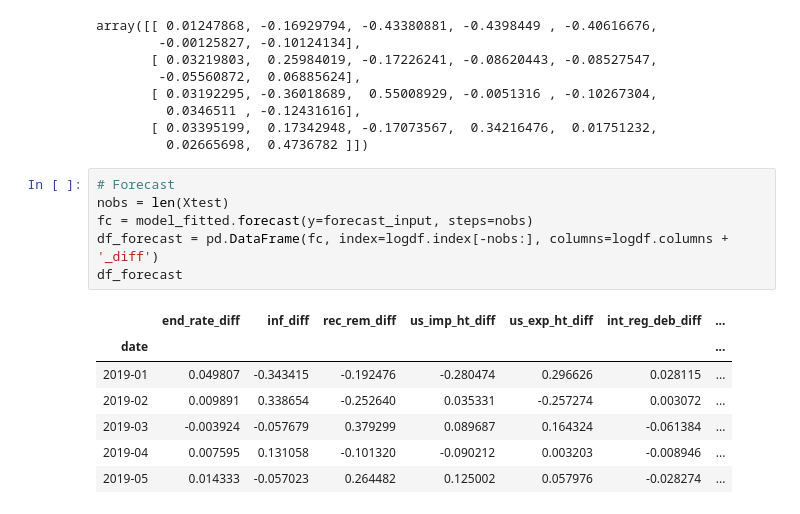
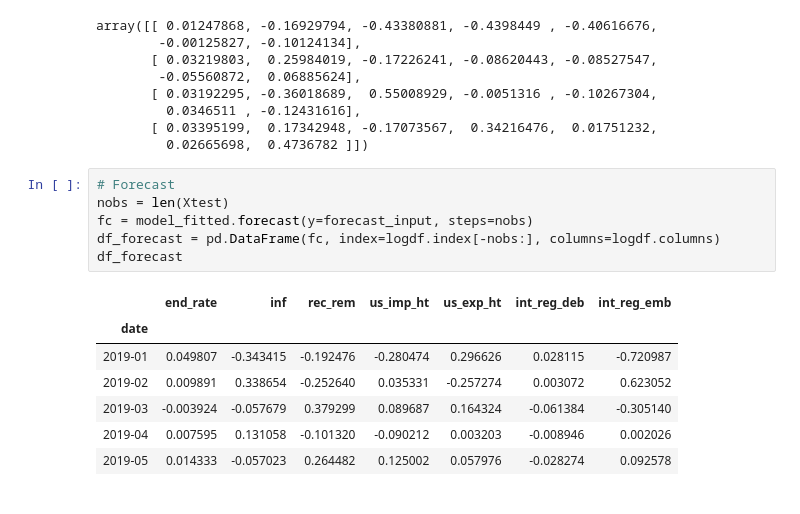
Before and after one commit to gregpinchy/creative-capstone-AA, a Jupyter notebook: time_series.ipynb, the cells around one changed output. Saved outputs shown, nothing was run; the diff lists cells and outputs as text.

```diff
--- a/time_series.ipynb
+++ b/time_series.ipynb
@@ -1410,14 +1430,14 @@ array([[ 0.01247868, -0.16929794, -0.43380881, -0.4398449 , -0.40616676,
 # %%
 # Forecast
 nobs = len(Xtest)
 fc = model_fitted.forecast(y=forecast_input, steps=nobs)
-df_forecast = pd.DataFrame(fc, index=logdf.index[-nobs:], columns=logdf.columns + '_diff')
+df_forecast = pd.DataFrame(fc, index=logdf.index[-nobs:], columns=logdf.columns)
 df_forecast
 # %% [output]
-|  | end_rate_diff | inf_diff | rec_rem_diff | us_imp_ht_diff | us_exp_ht_diff | int_reg_deb_diff | ... |
-| date |  |  |  |  |  |  | ... |
-| 2019-01 | 0.049807 | -0.343415 | -0.192476 | -0.280474 | 0.296626 | 0.028115 | ... |
-| 2019-02 | 0.009891 | 0.338654 | -0.252640 | 0.035331 | -0.257274 | 0.003072 | ... |
-| 2019-03 | -0.003924 | -0.057679 | 0.379299 | 0.089687 | 0.164324 | -0.061384 | ... |
-| 2019-04 | 0.007595 | 0.131058 | -0.101320 | -0.090212 | 0.003203 | -0.008946 | ... |
-| 2019-05 | 0.014333 | -0.057023 | 0.264482 | 0.125002 | 0.057976 | -0.028274 | ... |
+|  | end_rate | inf | rec_rem | us_imp_ht | us_exp_ht | int_reg_deb | int_reg_emb |
+| date |  |  |  |  |  |  |  |
+| 2019-01 | 0.049807 | -0.343415 | -0.192476 | -0.280474 | 0.296626 | 0.028115 | -0.720987 |
+| 2019-02 | 0.009891 | 0.338654 | -0.252640 | 0.035331 | -0.257274 | 0.003072 | 0.623052 |
+| 2019-03 | -0.003924 | -0.057679 | 0.379299 | 0.089687 | 0.164324 | -0.061384 | -0.305140 |
+| 2019-04 | 0.007595 | 0.131058 | -0.101320 | -0.090212 | 0.003203 | -0.008946 | 0.002026 |
+| 2019-05 | 0.014333 | -0.057023 | 0.264482 | 0.125002 | 0.057976 | -0.028274 | 0.092578 |
```
Also changed, not shown: parts of 18 cells of this notebook.
